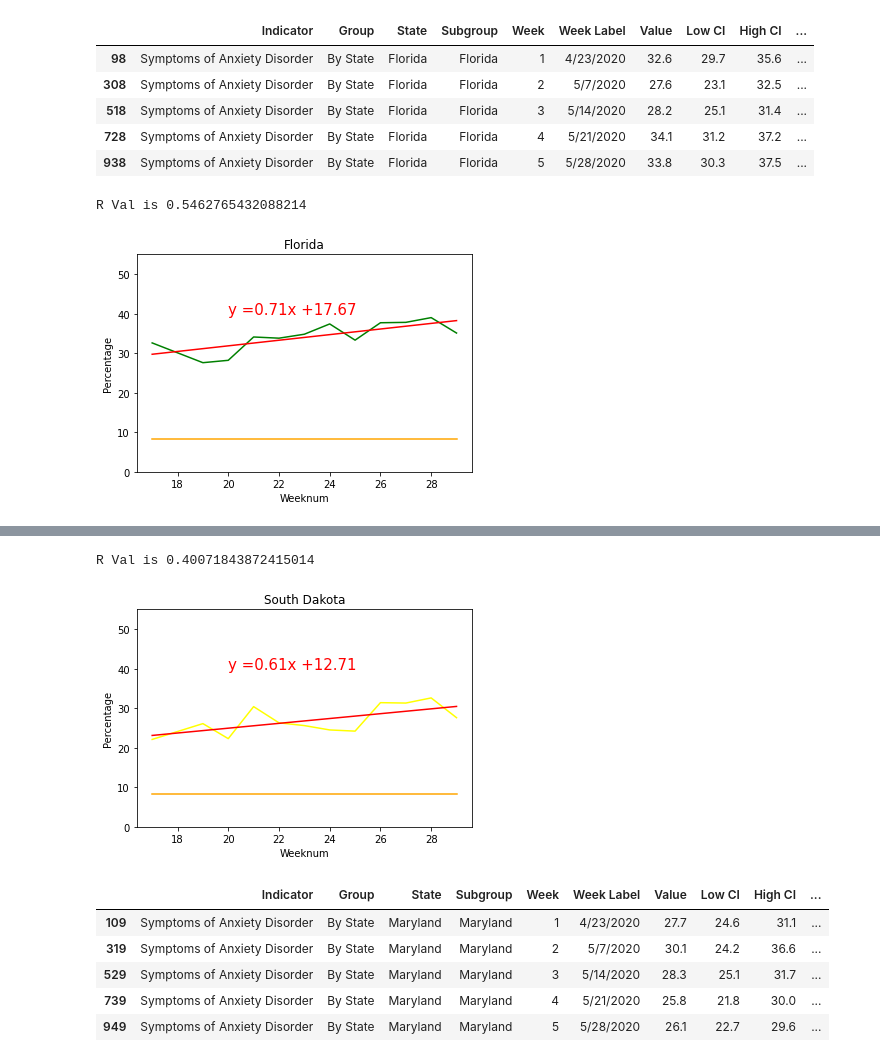
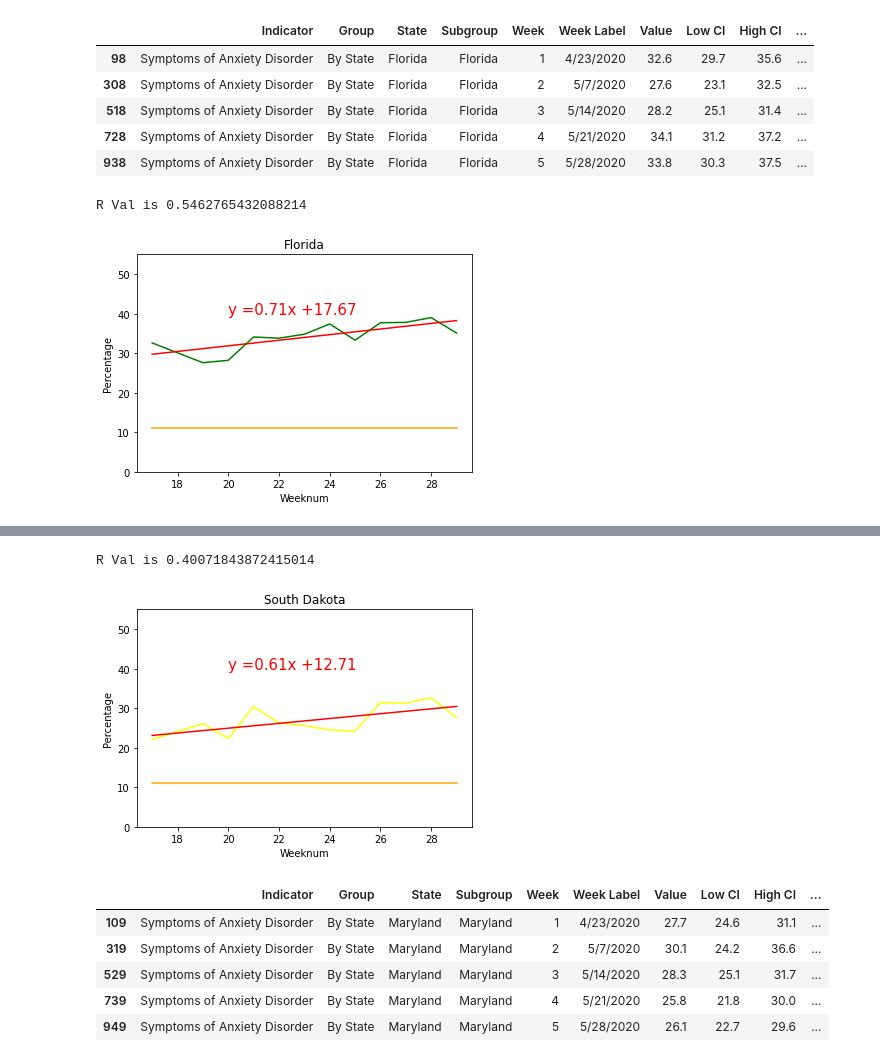
Before and after one commit to GPSHUB/COVID_HEALTH_PROJECT, a Jupyter notebook: Jupyter_Notebook/LeoZ-Anxiety_Disorder.ipynb, the cells around one changed output, grey strips where cells are left out. Drawn from its saved outputs; the diff is of its cells as text; code cells hidden in the pictures.

```diff
--- a/Jupyter_Notebook/LeoZ-Anxiety_Disorder.ipynb
+++ b/Jupyter_Notebook/LeoZ-Anxiety_Disorder.ipynb
@@ -245,35 +251,37 @@ plt.ylabel("Percentage")
 # Regression Analysis
 plt.ylim(0,ax_csv["Value"].max())
 
 x_values = fla['Weeknum']
 y_values = fla['Value']
 
 (slope, intercept, rvalue, pvalue, stderr) = linregress(x_values, y_values)
 
 regress_values = x_values * slope + intercept
 
 line_eq = "y =" + str(round(slope,2)) + "x +" + str(round(intercept,2))
 
 plt.annotate(line_eq, (20,40), fontsize = 15, color="red")
 
 plt.plot(x_values, regress_values, "r-")
 
 plt.ylim(0,ax_csv["Value"].max())
 
-plt.plot(x_values, np.full((12,),8.2), color="orange")
+plt.plot(x_values, np.full((12,),11.0), color="orange")
 
 plt.ylim(0,ax_csv["Value"].max())
 
 # plt.legend(handles=[anxiety, covid], loc="best")
 
 # plt.grid()
 
 print(f"R Val is {rvalue**2}")
 
+plt.savefig('leo_anx_fla_plot.png', dpi=300, bbox_inches='tight')
+
 plt.show()
 # %% [output]
 R Val is 0.5462765432088214
-[figure, old version]
+[figure, new version]
 # %%
 sd = ax_csv.loc[(ax_csv["State"]=="South Dakota")&(ax_csv["Subgroup"]=="South Dakota")&(ax_csv["Indicator"]=="Symptoms of Anxiety Disorder")]
 sd.head()
@@ -321,15 +329,17 @@ plt.plot(x_values, regress_values, "r-")
 
 plt.ylim(0,ax_csv["Value"].max())
 
-plt.plot(x_values, np.full((12,),8.2), color="orange")
+plt.plot(x_values, np.full((12,),11.0), color="orange")
 
 
 plt.ylim(0,ax_csv["Value"].max())
 
+plt.savefig('leo_anx_sd_plot.png', dpi=300, bbox_inches='tight')
+
 print(f"R Val is {rvalue**2}")
 # %% [output]
 R Val is 0.40071843872415014
-[figure, old version]
+[figure, new version]
 # %%
 md = ax_csv.loc[(ax_csv["State"]=="Maryland")&(ax_csv["Subgroup"]=="Maryland")&(ax_csv["Indicator"]=="Symptoms of Anxiety Disorder")]
 md.head()
```
Also changed, not shown: parts of 6 cells of this notebook, 14 other files.
